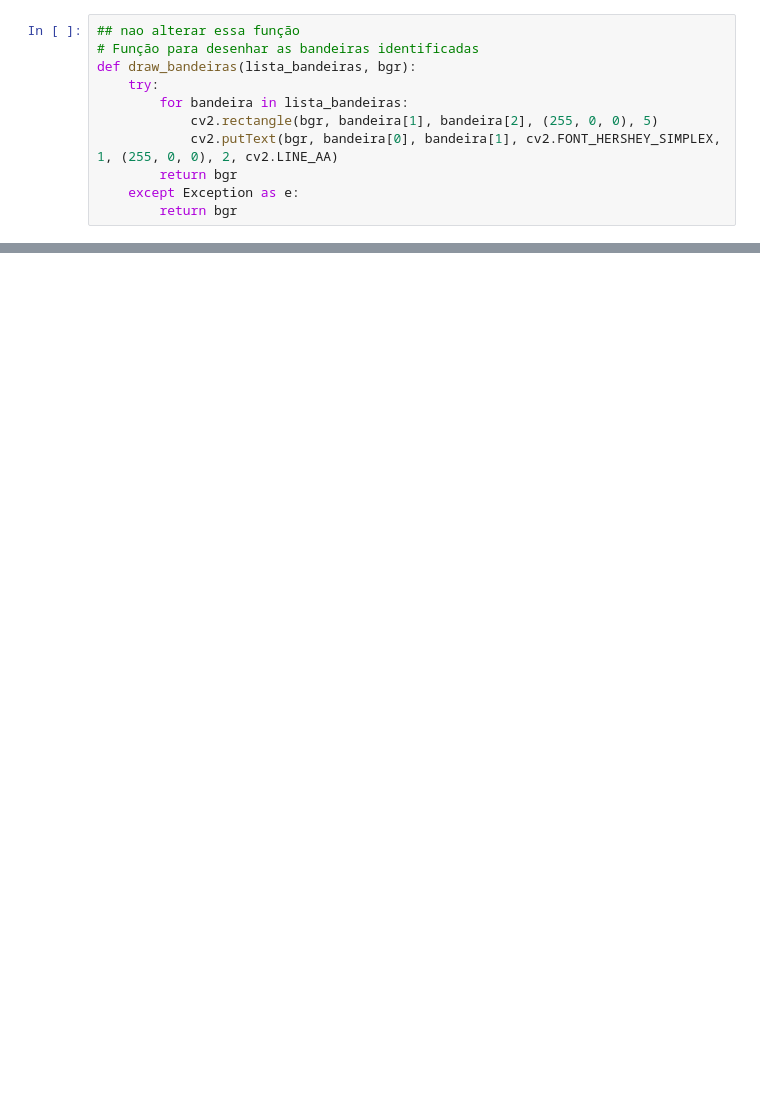
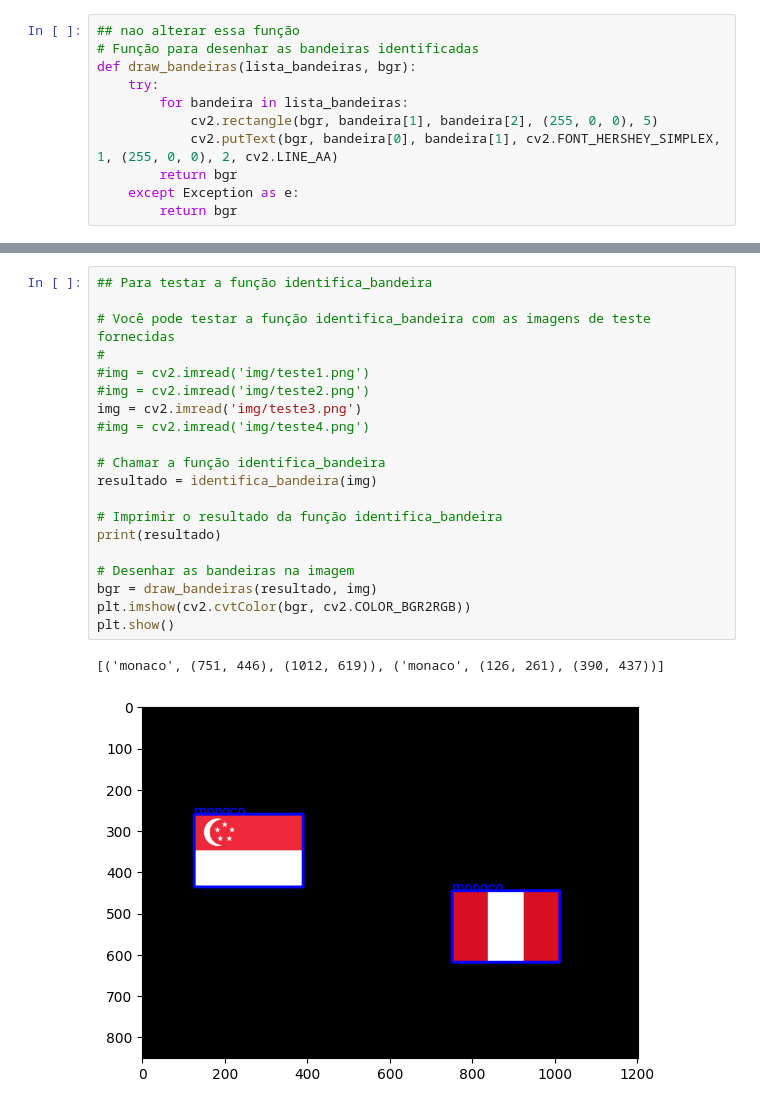
Before and after one commit to obayashi01/95634-pdi-atividade2, a Jupyter notebook: q1/q1.ipynb, the cells around one changed output, grey strips where cells are left out. Saved outputs shown, nothing was run; the diff lists cells and outputs as text; blank space fills up the shorter version.

```diff
--- a/q1/q1.ipynb
+++ b/q1/q1.ipynb
@@ -134,0 +98,23 @@ plt.show()
+# %%
+## Para testar a função identifica_bandeira
+
+# Você pode testar a função identifica_bandeira com as imagens de teste fornecidas
+#
+#img = cv2.imread('img/teste1.png')
+#img = cv2.imread('img/teste2.png')
+img = cv2.imread('img/teste3.png')
+#img = cv2.imread('img/teste4.png')
+
+# Chamar a função identifica_bandeira
+resultado = identifica_bandeira(img)
+
+# Imprimir o resultado da função identifica_bandeira
+print(resultado)
+
+# Desenhar as bandeiras na imagem
+bgr = draw_bandeiras(resultado, img)
+plt.imshow(cv2.cvtColor(bgr, cv2.COLOR_BGR2RGB))
+plt.show()
+# %% [output]
+[('monaco', (751, 446), (1012, 619)), ('monaco', (126, 261), (390, 437))]
+[figure, added]
```
Also changed, not shown: parts of 5 cells of this notebook.
